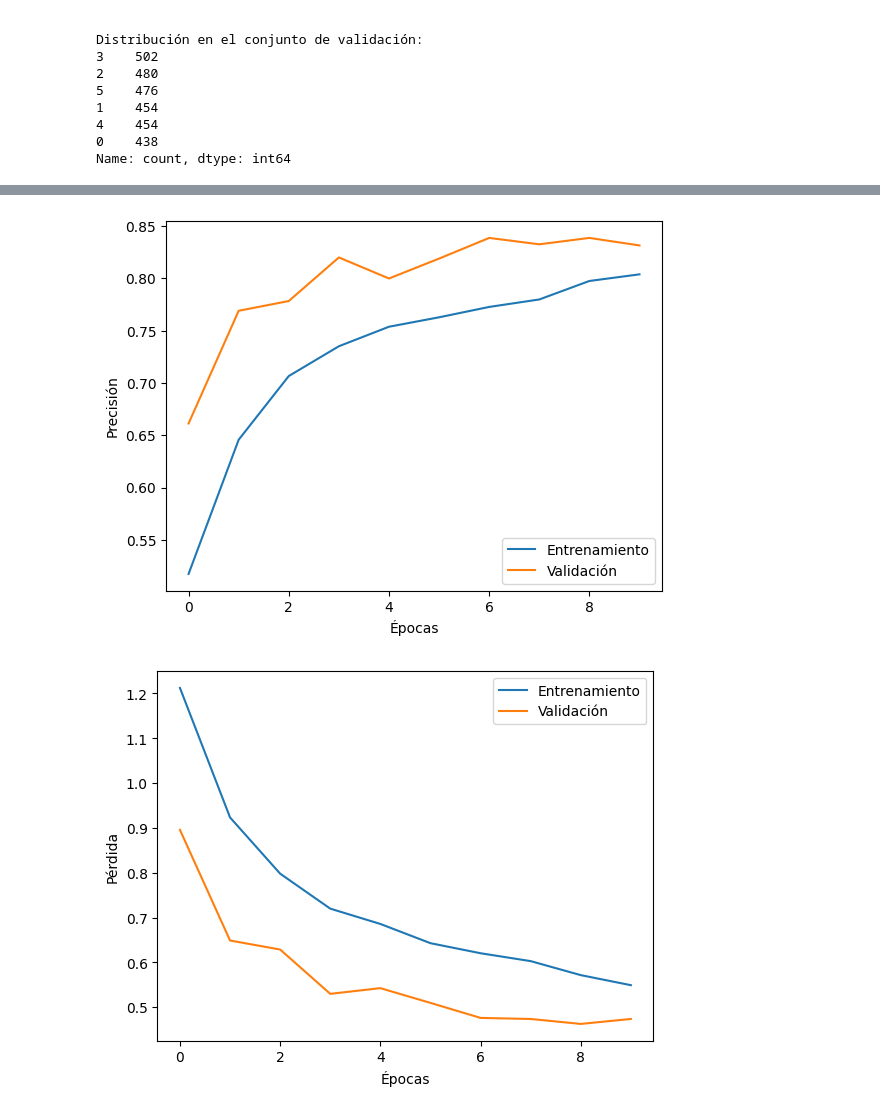
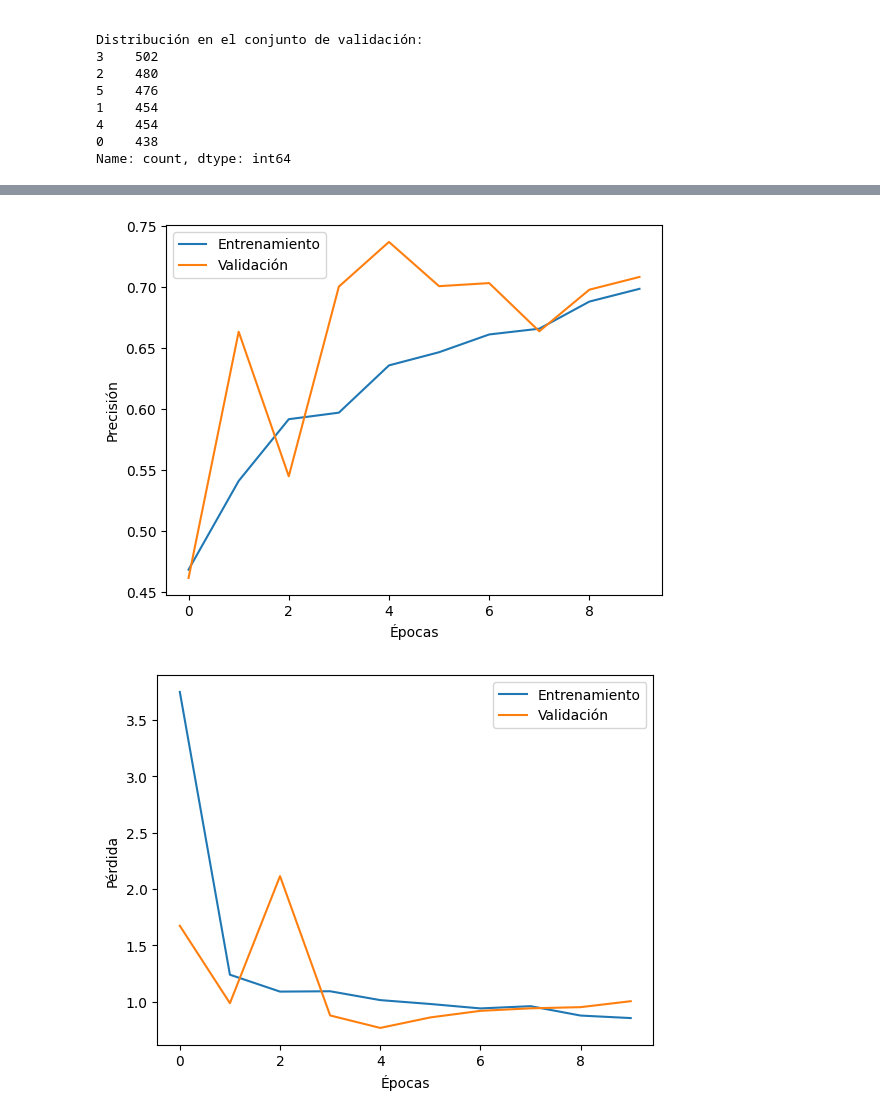
Before and after one commit to joaquinoldani/tp-ml-2, a Jupyter notebook: tp2_places.ipynb, the cells around one changed output, grey strips where cells are left out. Saved outputs shown, nothing was run; the diff lists cells and outputs as text; code cells hidden in the pictures.

```diff
--- a/tp2_places.ipynb
+++ b/tp2_places.ipynb
@@ -33,7 +34,8 @@ except Exception as e:
 # %% [output]
 Se importó correctamente
 # %%
-img_folder = r"C:\Users\Joaco\Documents\ucse\dataset\train"
+img_folder_train = r"C:\Users\Joaco\Documents\ucse\dataset\train"
+img_folder_test = r"C:\Users\Joaco\Documents\ucse\dataset\test"
 
 # categorias propuestas
 categories = ['buildings', 'forest', 'glacier', 'mountain', 'sea', 'street']
@@ -42,7 +44,7 @@ df = pd.DataFrame(columns=['filename', 'category'])
 
 # Recorre cada subcarpeta
 for category in categories:
-    category_path = os.path.join(img_folder, category)  # Ruta completa de la subcarpeta
+    category_path = os.path.join(img_folder_train, category)  # Ruta completa de la subcarpeta
     for img_file in os.listdir(category_path):  # Recorre cada archivo en la subcarpeta
         if img_file.endswith(".jpg"):  # Filtra solo las imágenes con extensión .jpg
             img_path = os.path.join(category_path, img_file)  # Ruta completa de la imagen
@@ -110,12 +112,10 @@ train_datagen = ImageDataGenerator(
 # Generador para el conjunto de validación (sin aumentación)
 validation_datagen = ImageDataGenerator(rescale=1./255, validation_split=0.2)
 
-# Directorio de las imágenes
-img_folder = r'C:\Users\Joaco\Documents\ucse\dataset\train'
 
 # Cargar las imágenes en los generadores
 train_generator = train_datagen.flow_from_directory(
-    img_folder,
+    img_folder_train,
     target_size=(150, 150),
     batch_size=32,
     class_mode='categorical',
@@ -123,7 +123,7 @@ train_generator = train_datagen.flow_from_directory(
 )
 
 validation_generator = validation_datagen.flow_from_directory(
-    img_folder,
+    img_folder_train,
     target_size=(150, 150),
     batch_size=32,
     class_mode='categorical',
@@ -165,20 +212,23 @@ Name: count, dtype: int64
 # %%
-model = Sequential([
-    Conv2D(32, (3, 3), activation='relu', input_shape=(150, 150, 3)),
+model_CNN = Sequential([
+    Conv2D(32, (3, 3), activation='relu', input_shape=input_shape),
+    BatchNormalization(),
     MaxPooling2D(pool_size=(2, 2)),
     Conv2D(64, (3, 3), activation='relu'),
+    BatchNormalization(),
     MaxPooling2D(pool_size=(2, 2)),
     Conv2D(128, (3, 3), activation='relu'),
+    BatchNormalization(),
     MaxPooling2D(pool_size=(2, 2)),
     Flatten(),
     Dense(512, activation='relu'),
     Dropout(0.5),
-    Dense(6, activation='softmax')  # 6 categorías de salida
+    Dense(6, activation='softmax')
 ])
 
-model.compile(optimizer='adam', loss='categorical_crossentropy', metrics=['accuracy'])
+model_CNN.compile(optimizer='adam', loss='categorical_crossentropy', metrics=['accuracy'])
 # %%
-history = model.fit(
+history_CNN = model_CNN.fit(
     train_generator,
     steps_per_epoch=train_generator.samples // train_generator.batch_size,
     validation_data=validation_generator,
@@ -209,19 +259,6 @@ Epoch 10/10
 # %%
-# Graficar precisión
-plt.plot(history.history['accuracy'], label='Entrenamiento')
-plt.plot(history.history['val_accuracy'], label='Validación')
-plt.xlabel('Épocas')
-plt.ylabel('Precisión')
-plt.legend()
-plt.show()
-
-# Graficar pérdida
-plt.plot(history.history['loss'], label='Entrenamiento')
-plt.plot(history.history['val_loss'], label='Validación')
-plt.xlabel('Épocas')
-plt.ylabel('Pérdida')
-plt.legend()
-plt.show()
+# Graficamos precisión CNN
+plot_history_result(history_CNN)
 # %% [output]
-[figure, old version]
+[figure, new version]
-[figure, old version]
+[figure, new version]
```
Also changed, not shown: parts of 32 cells of this notebook, 1 other file.
